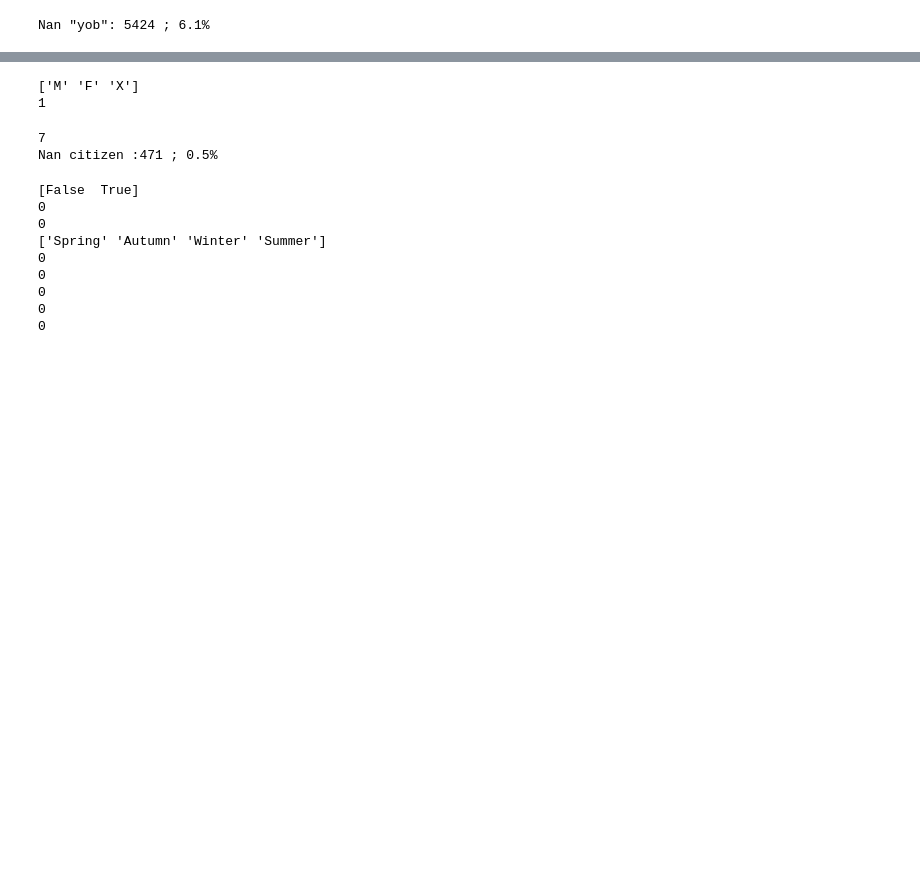
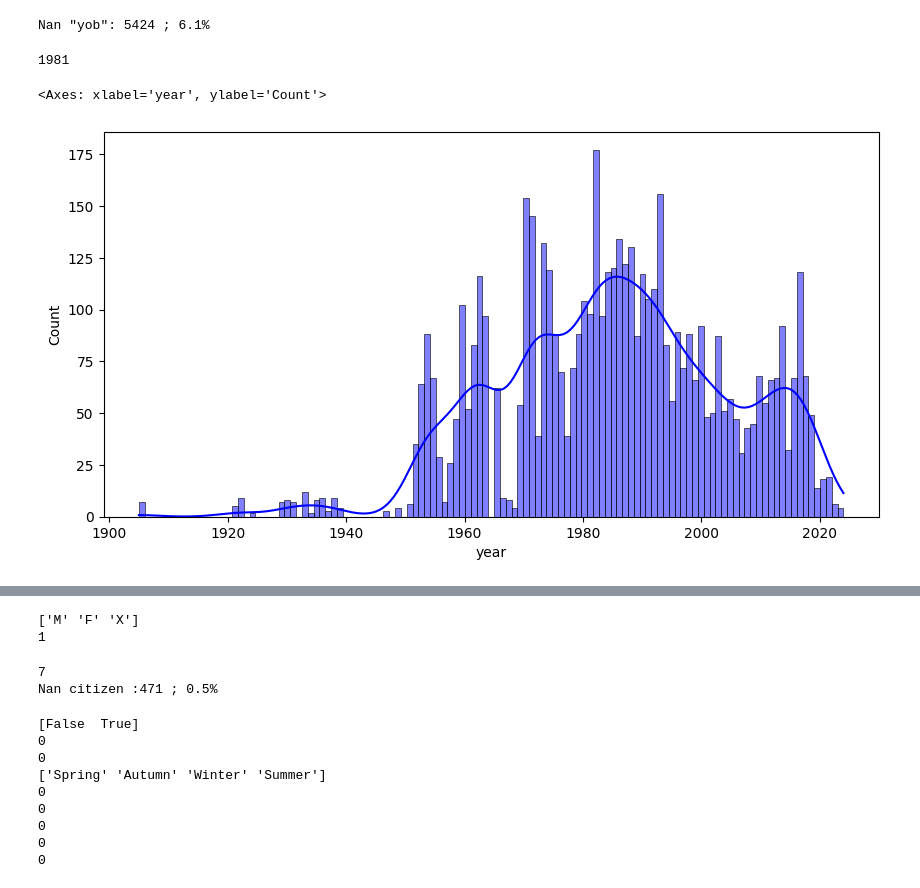
Before and after one commit to stingrayhub/IMT2200-Alonso-Aqueveque, a Jupyter notebook: tareas/t4/IMT2200-25s2 - Tarea 04.ipynb, the cells around one changed output, grey strips where cells are left out. Drawn from its saved outputs; the diff is of its cells as text; code cells hidden in the pictures; blank space fills up the shorter version.

```diff
--- a/tareas/t4/IMT2200-25s2 - Tarea 04.ipynb
+++ b/tareas/t4/IMT2200-25s2 - Tarea 04.ipynb
@@ -101,7 +101,7 @@ Genere un único DataFrame con todos estos atributos, donde cada fila represente
 mont_crudo=pd.read_csv('Himalayan+Expeditions/peaks.csv', usecols= ['peakid', 'pkname', 'heightm'])
 pwe_crudo=pd.read_csv('Himalayan+Expeditions/peaks_with_exp.csv', usecols=['peakid', 'success_exp', 'failed_exp'] )
 exped_crudo=pd.read_csv('Himalayan+Expeditions/exped.csv', usecols=['expid', 'peakid', 'year', 'season'])
-miem_crudo=pd.read_csv('Himalayan+Expeditions/members.csv', usecols=['membid', 'expid', 'peakid', 'sex', 'yob', 'citizen', 'msuccess'])
+miem_crudo=pd.read_csv('Himalayan+Expeditions/members.csv', usecols=['membid', 'expid', 'peakid', 'sex', 'yob', 'myear', 'citizen', 'msuccess'])
 # %%
 print(len(exped_crudo[exped_crudo['expid'].duplicated()]))
 # %% [output]
@@ -203,3 +241,13 @@ print(len(df_id.duplicated()==True))
 print(f'Nan "yob": {len(df[df['yob'].isnull()])} ; {round(len(df[df['yob'].isnull()])*100/len(df), 1)}%')
 # %% [output]
 Nan "yob": 5424 ; 6.1%
+# %%
+df_nan_yob=df[df['yob'].isnull()]
+print(len(df_nan_yob['expid'].unique()))
+fig, ax = plt.subplots(1, 1, figsize=(10,5))
+sns.histplot(data=df_nan_yob, ax=ax, x='year', label='Total', color='blue', bins=121,
+            alpha=0.5, kde=True, line_kws={'color': 'darkblue'})
+# %% [output]
+1981
+<Axes: xlabel='year', ylabel='Count'>
+[figure, added]
```
Also changed, not shown: parts of 7 cells of this notebook.
